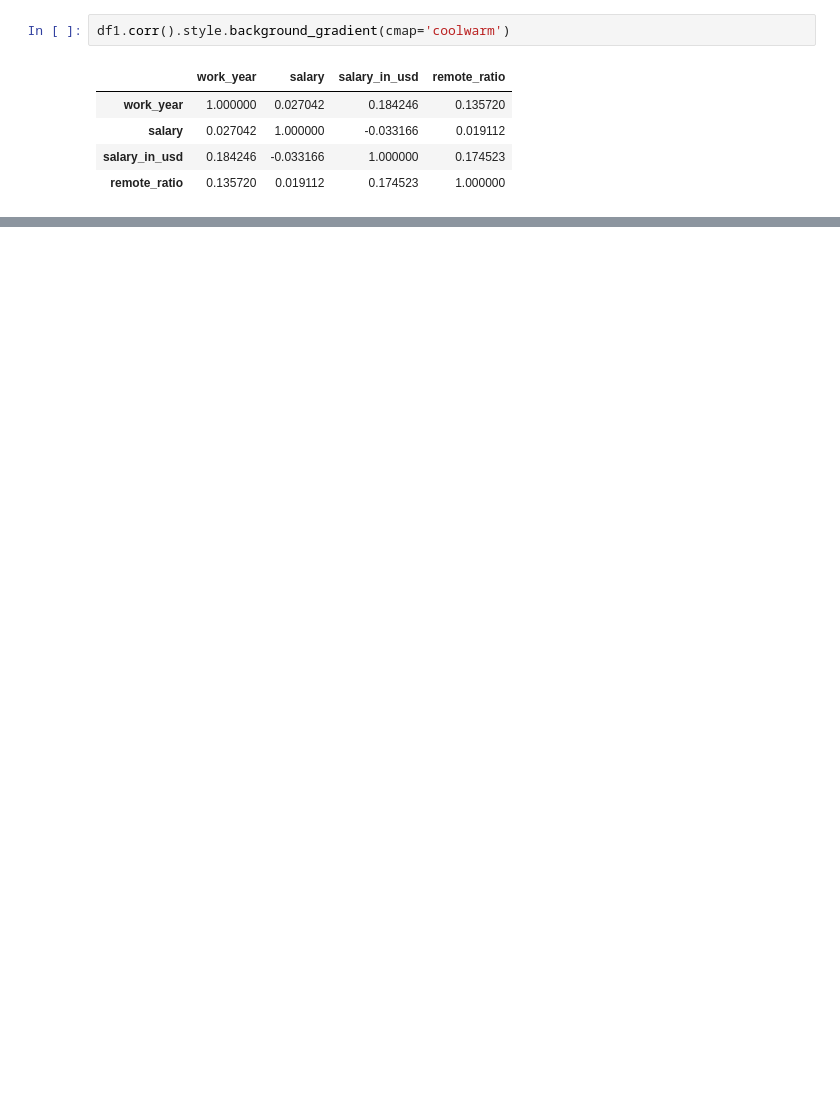
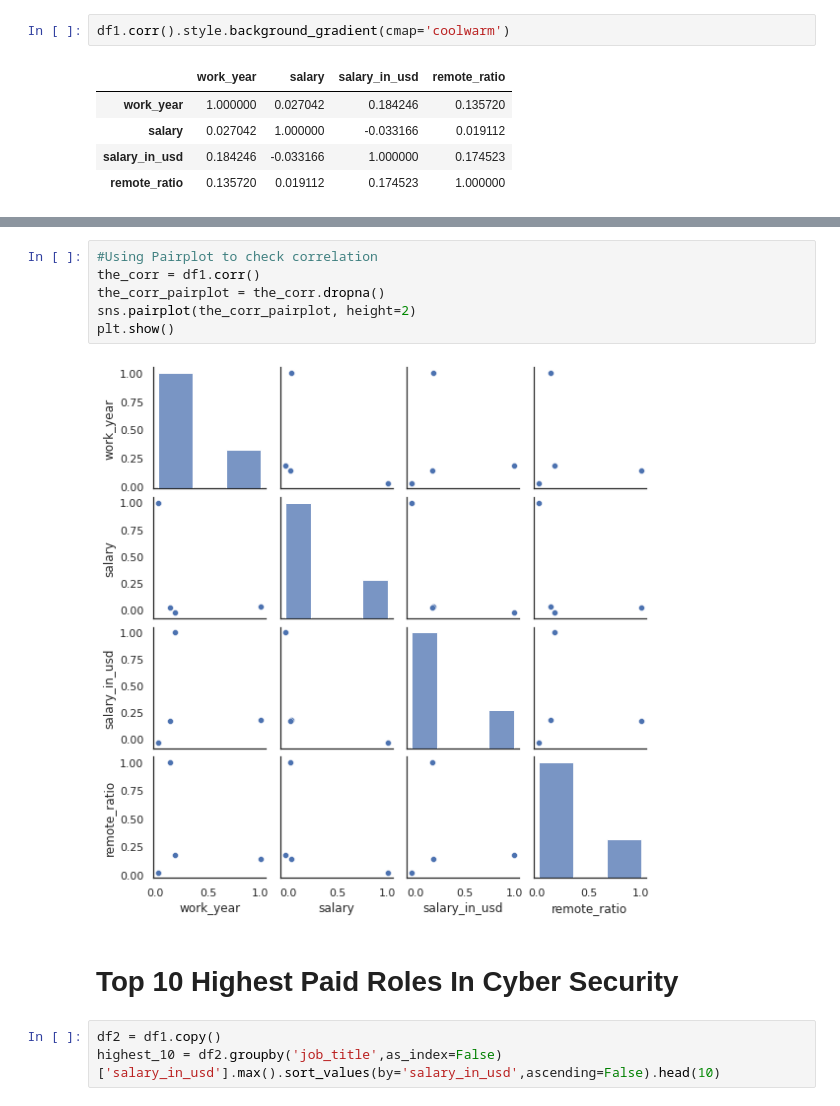
Before and after one commit to wa-le/cybersec-jobs-EDA, a Jupyter notebook: cybersec_jobs.ipynb, the cells around one changed output, grey strips where cells are left out. Cells and saved outputs as stored; diff of their text form; blank space fills up the shorter version.

```diff
--- a/cybersec_jobs.ipynb
+++ b/cybersec_jobs.ipynb
@@ -189,0 +216,13 @@ plt.show()
+# %%
+#Using Pairplot to check correlation
+the_corr = df1.corr()
+the_corr_pairplot = the_corr.dropna()
+sns.pairplot(the_corr_pairplot, height=2)
+plt.show()
+# %% [output]
+[figure, added]
+# %% [markdown]
+# **Top 10 Highest Paid Roles In Cyber Security**
+# %%
+df2 = df1.copy()
+highest_10 = df2.groupby('job_title',as_index=False)['salary_in_usd'].max().sort_values(by='salary_in_usd',ascending=False).head(10)
```
Also changed, not shown: parts of 20 cells of this notebook.
